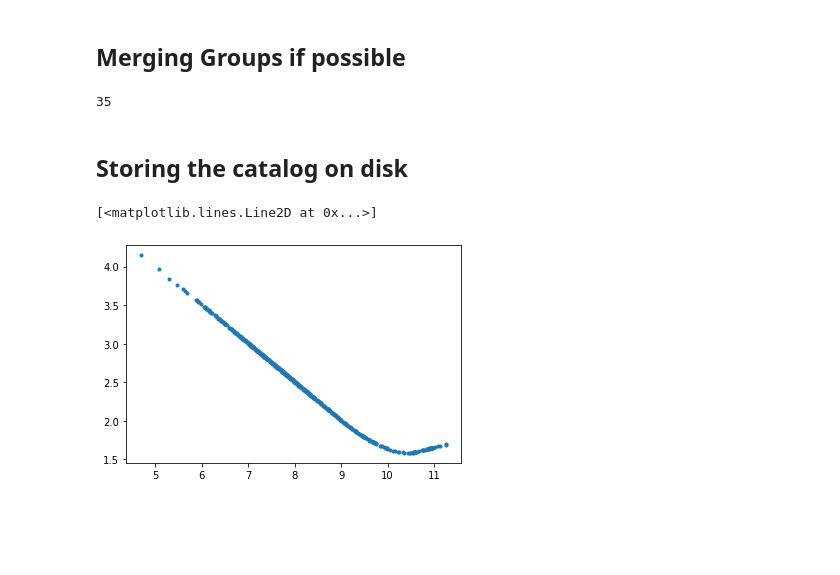
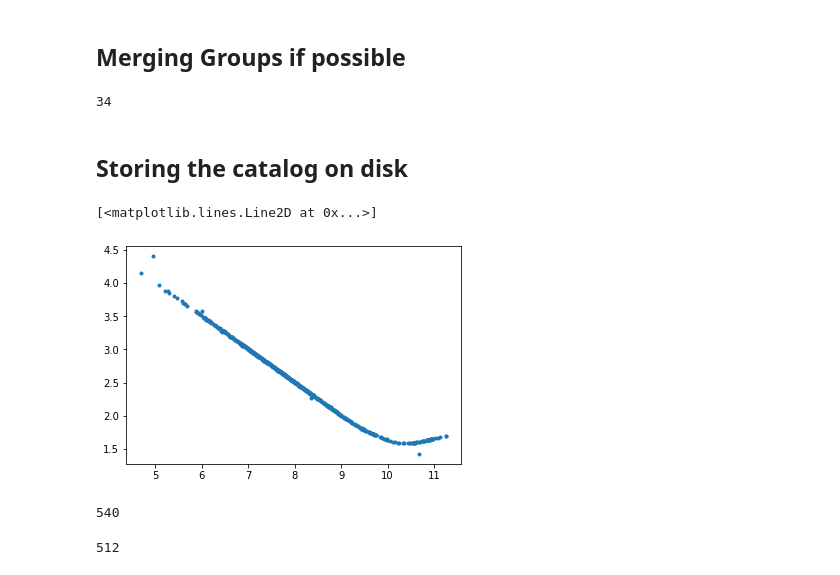
Before and after one commit to ekourkchi/10Mpc_groups, a Jupyter notebook: Grouping.ipynb, the cells around one changed output. Saved outputs shown, nothing was run; the diff lists cells and outputs as text; code cells hidden in the pictures; blank space fills up the shorter version.

```diff
--- a/Grouping.ipynb
+++ b/Grouping.ipynb
@@ -19,7 +19,7 @@ from scipy import interpolate
 import astropy.stats.funcs as st
 import pandas as pd
 # %%
-dataFile = "all10mpc.csv"
+dataFile = "all10mpc_v2.csv"
 
 df = pd.read_csv(dataFile)
 
@@ -438,7 +447,7 @@ G_list = mergGroup(G_list)
 
 len(G_list)
 # %% [output]
-35
+34
 # %% [markdown]
 ## Storing the catalog on disk
 # %%
@@ -517,10 +526,18 @@ myTable.write('groups_10Mpc.csv', format='ascii.fixed_width', delimiter=',', boo
 # %%
-dff = pd.read_csv("groups_10Mpc.csv")
+dff = pd.read_csv("groups_10Mpc_v2.csv")
 
 for col in dff.columns:
     dff = dff.rename(columns={col:col.strip()})
 
 plt.plot(dff.logLK, np.log10(dff.Mass*1.e12)-dff.logLK, '.')
 # %% [output]
 [<matplotlib.lines.Line2D at 0x...>]
-[figure, old version]
+[figure, new version]
+# %%
+len(pd.read_csv("groups_10Mpc_v2.csv"))
+# %% [output]
+540
+# %%
+len(pd.read_csv("groups_10Mpc.csv"))
+# %% [output]
+512
```
Also changed, not shown: parts of 7 cells of this notebook.
